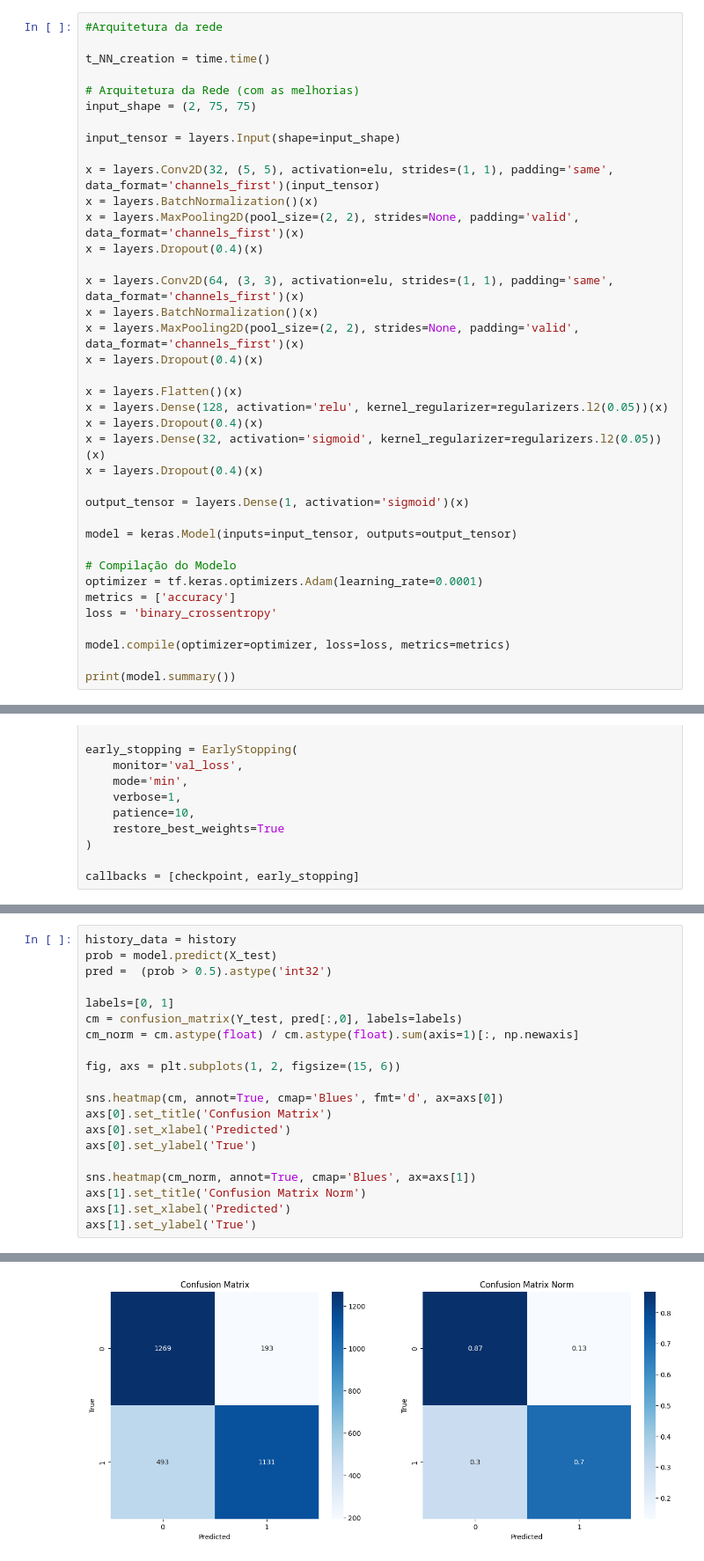
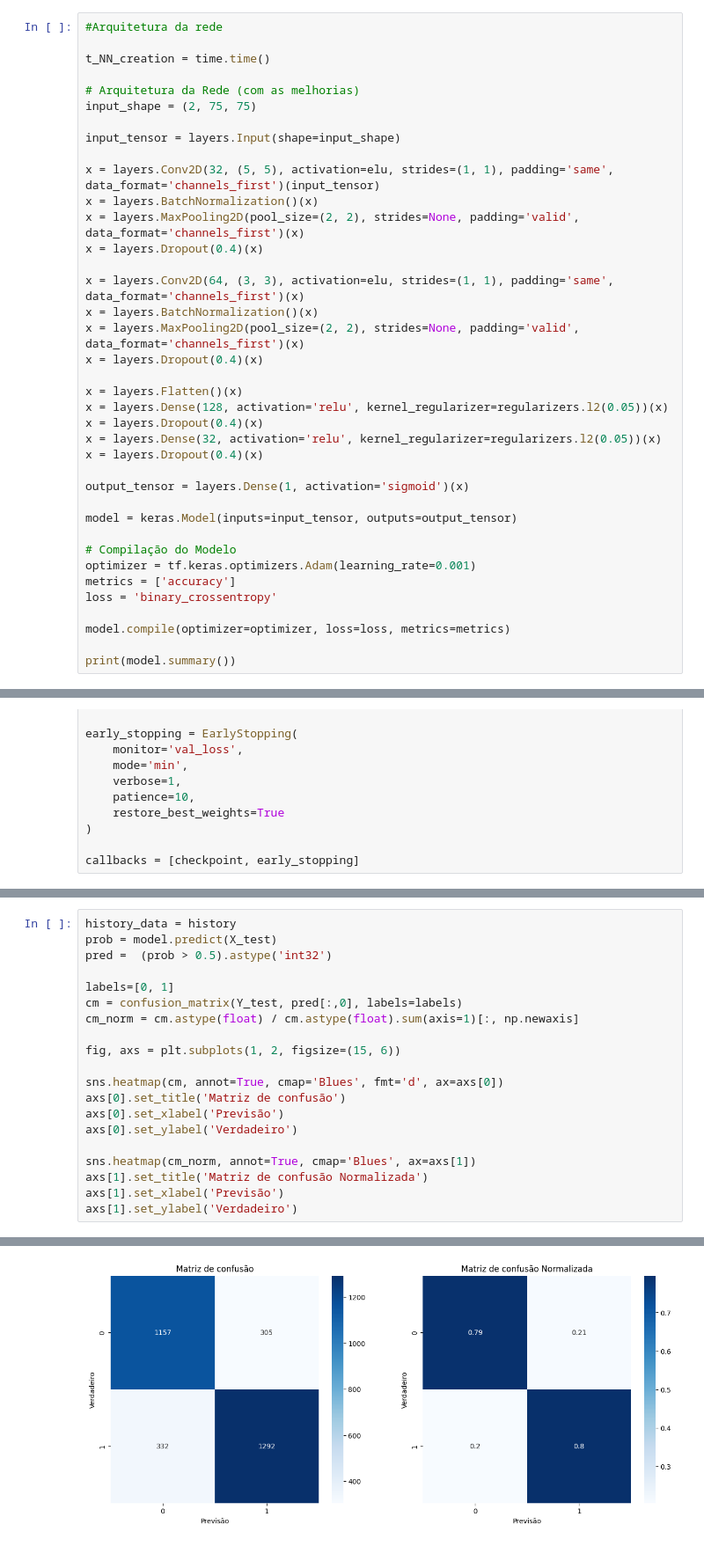
Before and after one commit to NataliCMAlmeida/CNN-para-classificar-fus-o-de-galaxias, a Jupyter notebook: TCC corrigido.ipynb, the cells around one changed output, grey strips where cells are left out. Shown at 88% size. Saved outputs shown, nothing was run; the diff lists cells and outputs as text.

```diff
--- a/TCC corrigido.ipynb
+++ b/TCC corrigido.ipynb
@@ -161,7 +157,7 @@ x = layers.Dropout(0.4)(x)
 x = layers.Flatten()(x)
 x = layers.Dense(128, activation='relu', kernel_regularizer=regularizers.l2(0.05))(x)
 x = layers.Dropout(0.4)(x)
-x = layers.Dense(32, activation='sigmoid', kernel_regularizer=regularizers.l2(0.05))(x)
+x = layers.Dense(32, activation='relu', kernel_regularizer=regularizers.l2(0.05))(x)
 x = layers.Dropout(0.4)(x)
 
 output_tensor = layers.Dense(1, activation='sigmoid')(x)
@@ -169,7 +165,7 @@ output_tensor = layers.Dense(1, activation='sigmoid')(x)
 model = keras.Model(inputs=input_tensor, outputs=output_tensor)
 
 # Compilação do Modelo
-optimizer = tf.keras.optimizers.Adam(learning_rate=0.0001)
+optimizer = tf.keras.optimizers.Adam(learning_rate=0.001)
 metrics = ['accuracy']
 loss = 'binary_crossentropy'
 
@@ -427,12 +423,12 @@ cm_norm = cm.astype(float) / cm.astype(float).sum(axis=1)[:, np.newaxis]
 fig, axs = plt.subplots(1, 2, figsize=(15, 6))
 
 sns.heatmap(cm, annot=True, cmap='Blues', fmt='d', ax=axs[0])
-axs[0].set_title('Confusion Matrix')
-axs[0].set_xlabel('Predicted')
-axs[0].set_ylabel('True')
+axs[0].set_title('Matriz de confusão')
+axs[0].set_xlabel('Previsão')
+axs[0].set_ylabel('Verdadeiro')
 
 sns.heatmap(cm_norm, annot=True, cmap='Blues', ax=axs[1])
-axs[1].set_title('Confusion Matrix Norm')
-axs[1].set_xlabel('Predicted')
-axs[1].set_ylabel('True')
+axs[1].set_title('Matriz de confusão Normalizada')
+axs[1].set_xlabel('Previsão')
+axs[1].set_ylabel('Verdadeiro')
 # %% [output]
@@ -441,4 +437,4 @@ Text(792.3131313131312, 0.5, 'True')
-[figure, old version]
+[figure, new version]
 # %%
 #Parametros ---> REPLICAR
 
```
Also changed, not shown: parts of 19 cells of this notebook.
